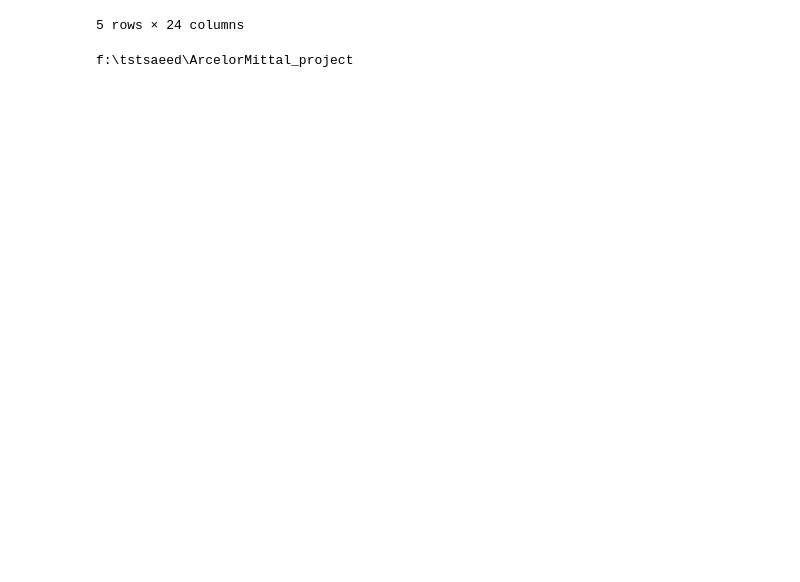
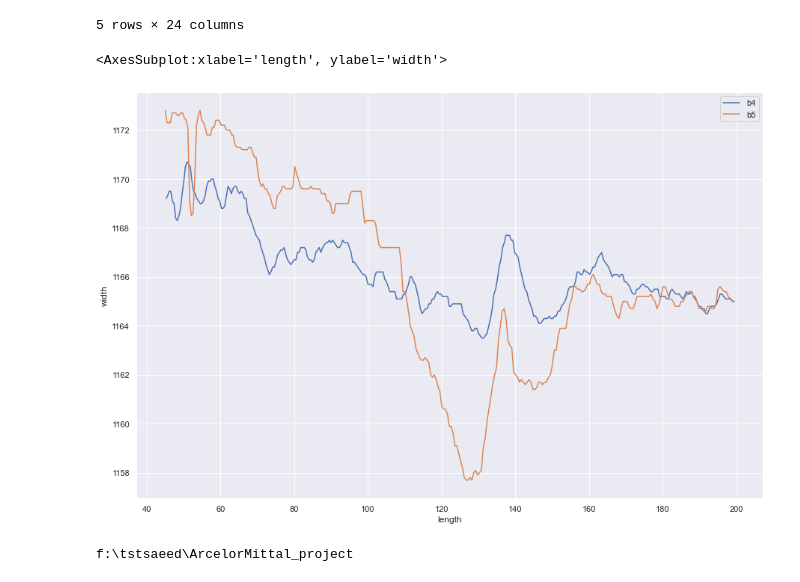
Before and after one commit to HavvaEb/ArcelorMittal_project, a Jupyter notebook: ArcelorMittal.ipynb, the cells around one changed output. Drawn from its saved outputs; the diff is of its cells as text; code cells hidden in the pictures; blank space fills up the shorter version.

```diff
--- a/ArcelorMittal.ipynb
+++ b/ArcelorMittal.ipynb
@@ -59,13 +59,23 @@ def read_single_csv(filename):
 b4 = read_single_csv(dfb4)
 b5 = read_single_csv(dfb5)
 # %%
+
 #Plot Data
 import matplotlib.pyplot as plt
 import seaborn as sns
+
+dfb4 = r"F:\SignalExport\401442B4.csv"
+dfb5 = r"F:\SignalExport\401442B5.csv"
+b4 = read_single_csv(dfb4)
+b5 = read_single_csv(dfb5)
+
 sns.set(rc={'figure.figsize':(15,10)})
 
 sns.lineplot(data=b4,x='length',y='width',label='b4')
 sns.lineplot(data=b5,x='length',y='width',label='b5')
+# %% [output]
+<AxesSubplot:xlabel='length', ylabel='width'>
+[figure, added]
 # %%
 b4c = b4[(b4['length'] >= 140) & (b4['length']<=170)]
 b5c = b5[(b5['length'] >= 140) & (b5['length']<=170)]
```
Also changed, not shown: parts of 4 cells of this notebook, 1 other file.
